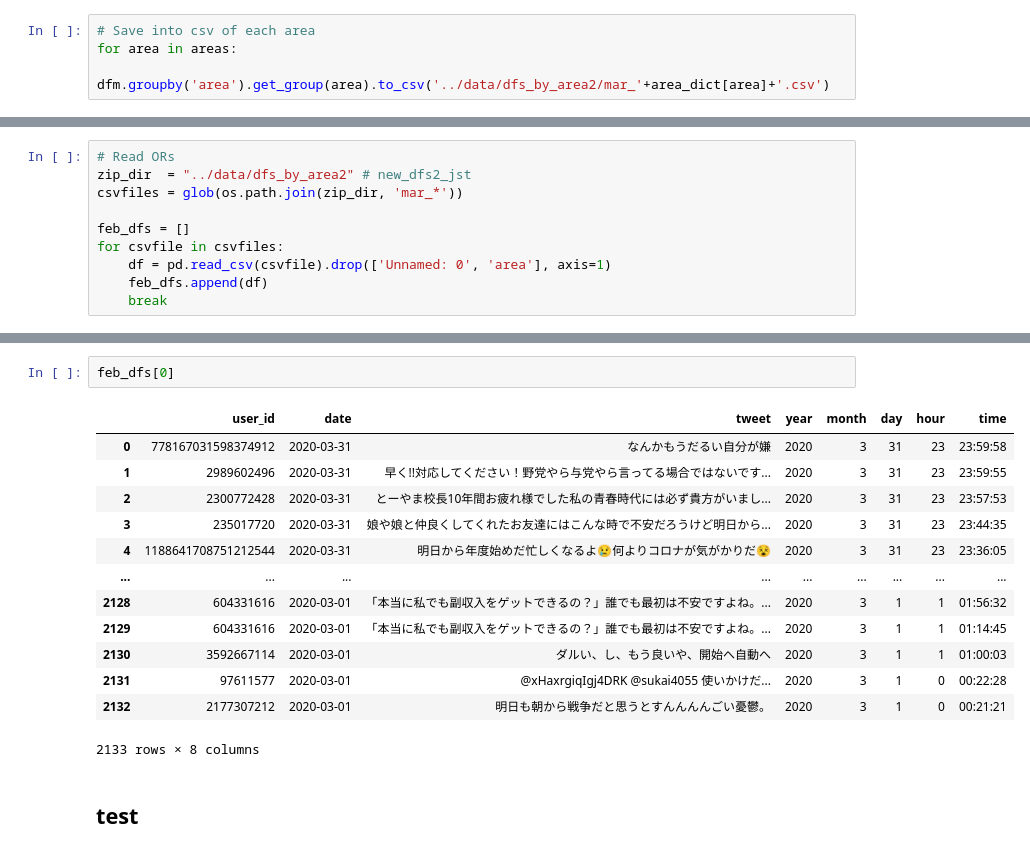
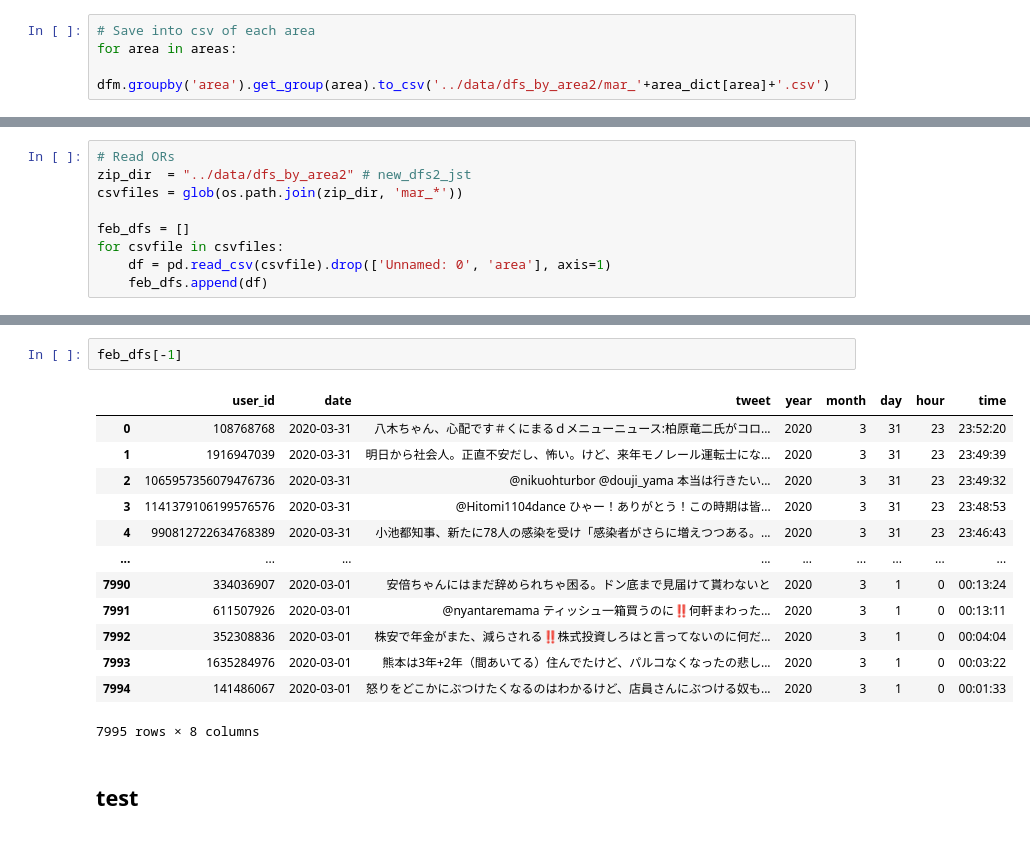
Before and after one commit to Keygoksmg/parse_json_twitter, a Jupyter notebook: codes/json2csv_location.ipynb, the cells around one changed output, grey strips where cells are left out. Saved outputs shown, nothing was run; the diff lists cells and outputs as text.

```diff
--- a/codes/json2csv_location.ipynb
+++ b/codes/json2csv_location.ipynb
@@ -265,4 +294,3 @@ feb_dfs = []
 for csvfile in csvfiles:
     df = pd.read_csv(csvfile).drop(['Unnamed: 0', 'area'], axis=1)
     feb_dfs.append(df)
-    break
@@ -269,19 +310,19 @@ for csvfile in csvfiles:
 # %%
-feb_dfs[0]
+feb_dfs[-1]
 # %% [output]
 |  | user_id | date | tweet | year | month | day | hour | time |
-| 0 | 778167031598374912 | 2020-03-31 | なんかもうだるい自分が嫌 | 2020 | 3 | 31 | 23 | 23:59:58 |
-| 1 | 2989602496 | 2020-03-31 | 早く!!対応してください！野党やら与党やら言ってる場合ではないです... | 2020 | 3 | 31 | 23 | 23:59:55 |
-| 2 | 2300772428 | 2020-03-31 | とーやま校長10年間お疲れ様でした私の青春時代には必ず貴方がいまし... | 2020 | 3 | 31 | 23 | 23:57:53 |
-| 3 | 235017720 | 2020-03-31 | 娘や娘と仲良くしてくれたお友達にはこんな時で不安だろうけど明日から... | 2020 | 3 | 31 | 23 | 23:44:35 |
-| 4 | 1188641708751212544 | 2020-03-31 | 明日から年度始めだ忙しくなるよ😢何よりコロナが気がかりだ😵 | 2020 | 3 | 31 | 23 | 23:36:05 |
+| 0 | 108768768 | 2020-03-31 | 八木ちゃん、心配です＃くにまるｄメニューニュース:柏原竜二氏がコロ... | 2020 | 3 | 31 | 23 | 23:52:20 |
+| 1 | 1916947039 | 2020-03-31 | 明日から社会人。正直不安だし、怖い。けど、来年モノレール運転士にな... | 2020 | 3 | 31 | 23 | 23:49:39 |
+| 2 | 1065957356079476736 | 2020-03-31 | @nikuohturbor @douji_yama 本当は行きたい... | 2020 | 3 | 31 | 23 | 23:49:32 |
+| 3 | 1141379106199576576 | 2020-03-31 | @Hitomi1104dance ひゃー！ありがとう！この時期は皆... | 2020 | 3 | 31 | 23 | 23:48:53 |
+| 4 | 990812722634768389 | 2020-03-31 | 小池都知事、新たに78人の感染を受け「感染者がさらに増えつつある。... | 2020 | 3 | 31 | 23 | 23:46:43 |
 | ... | ... | ... | ... | ... | ... | ... | ... | ... |
-| 2128 | 604331616 | 2020-03-01 | 「本当に私でも副収入をゲットできるの？」誰でも最初は不安ですよね。... | 2020 | 3 | 1 | 1 | 01:56:32 |
-| 2129 | 604331616 | 2020-03-01 | 「本当に私でも副収入をゲットできるの？」誰でも最初は不安ですよね。... | 2020 | 3 | 1 | 1 | 01:14:45 |
-| 2130 | 3592667114 | 2020-03-01 | ダルい、し、もう良いや、開始へ自動へ | 2020 | 3 | 1 | 1 | 01:00:03 |
-| 2131 | 97611577 | 2020-03-01 | @xHaxrgiqIgj4DRK @sukai4055 使いかけだ... | 2020 | 3 | 1 | 0 | 00:22:28 |
-| 2132 | 2177307212 | 2020-03-01 | 明日も朝から戦争だと思うとすんんんんごい憂鬱。 | 2020 | 3 | 1 | 0 | 00:21:21 |
+| 7990 | 334036907 | 2020-03-01 | 安倍ちゃんにはまだ辞められちゃ困る。ドン底まで見届けて貰わないと | 2020 | 3 | 1 | 0 | 00:13:24 |
+| 7991 | 611507926 | 2020-03-01 | @nyantaremama ティッシュ一箱買うのに‼️何軒まわった... | 2020 | 3 | 1 | 0 | 00:13:11 |
+| 7992 | 352308836 | 2020-03-01 | 株安で年金がまた、減らされる‼️株式投資しろはと言ってないのに何だ... | 2020 | 3 | 1 | 0 | 00:04:04 |
+| 7993 | 1635284976 | 2020-03-01 | 熊本は3年+2年（間あいてる）住んでたけど、パルコなくなったの悲し... | 2020 | 3 | 1 | 0 | 00:03:22 |
+| 7994 | 141486067 | 2020-03-01 | 怒りをどこかにぶつけたくなるのはわかるけど、店員さんにぶつける奴も... | 2020 | 3 | 1 | 0 | 00:01:33 |
-2133 rows × 8 columns
+7995 rows × 8 columns
 # %% [markdown]
 ## test
 # %%
```
Also changed, not shown: parts of 6 cells of this notebook, 2 other files.
